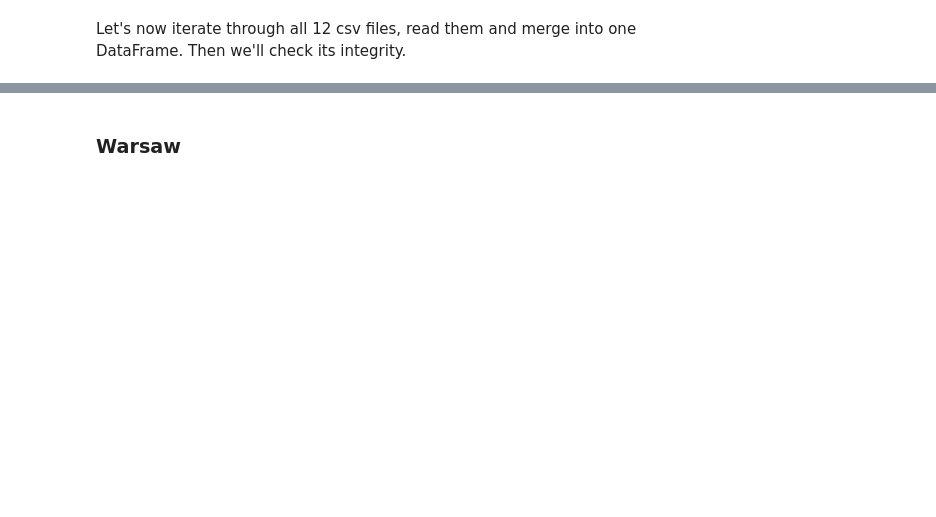
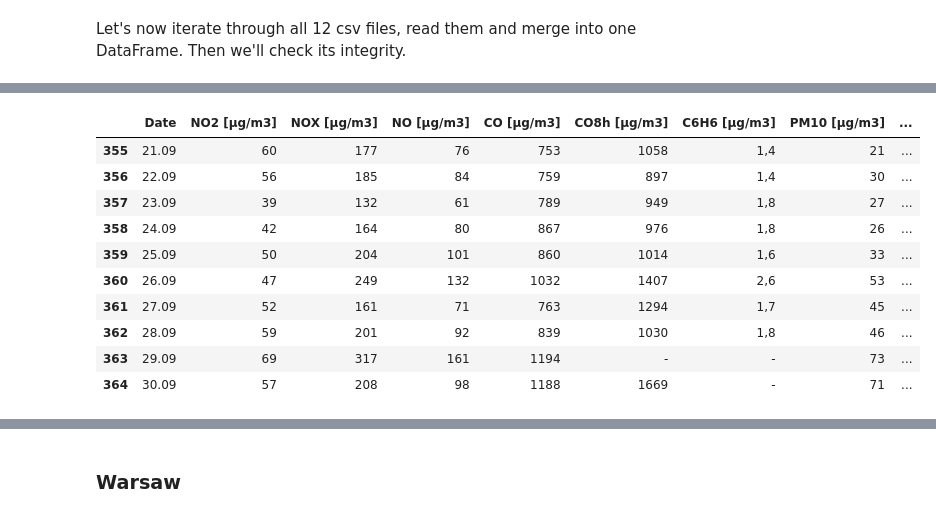
Before and after one commit to msznajder/bitcoin_price_changes_quick_analysis, a Jupyter notebook: #001 How does daily PM10 air pollution level differs between Kraków and Warsaw? (09-10-2017).ipynb, the cells around one changed output, grey strips where cells are left out. Cells and saved outputs as stored; diff of their text form; code cells hidden in the pictures; blank space fills up the shorter version.

```diff
--- a/#001 How does daily PM10 air pollution level differs between Kraków and Warsaw? (09-10-2017).ipynb
+++ b/#001 How does daily PM10 air pollution level differs between Kraków and Warsaw? (09-10-2017).ipynb
@@ -52,0 +81,14 @@ Let's now iterate through all 12 csv files, read them and merge into one DataFra
+# %%
+krakow_df.tail(10)
+# %% [output]
+|  | Date | NO2 [µg/m3] | NOX [µg/m3] | NO [µg/m3] | CO [µg/m3] | CO8h [µg/m3] | C6H6 [µg/m3] | PM10 [µg/m3] | ... |
+| 355 | 21.09 | 60 | 177 | 76 | 753 | 1058 | 1,4 | 21 | ... |
+| 356 | 22.09 | 56 | 185 | 84 | 759 | 897 | 1,4 | 30 | ... |
+| 357 | 23.09 | 39 | 132 | 61 | 789 | 949 | 1,8 | 27 | ... |
+| 358 | 24.09 | 42 | 164 | 80 | 867 | 976 | 1,8 | 26 | ... |
+| 359 | 25.09 | 50 | 204 | 101 | 860 | 1014 | 1,6 | 33 | ... |
+| 360 | 26.09 | 47 | 249 | 132 | 1032 | 1407 | 2,6 | 53 | ... |
+| 361 | 27.09 | 52 | 161 | 71 | 763 | 1294 | 1,7 | 45 | ... |
+| 362 | 28.09 | 59 | 201 | 92 | 839 | 1030 | 1,8 | 46 | ... |
+| 363 | 29.09 | 69 | 317 | 161 | 1194 | - | - | 73 | ... |
+| 364 | 30.09 | 57 | 208 | 98 | 1188 | 1669 | - | 71 | ... |
```
Also changed, not shown: parts of 19 cells of this notebook, 1 other file.
